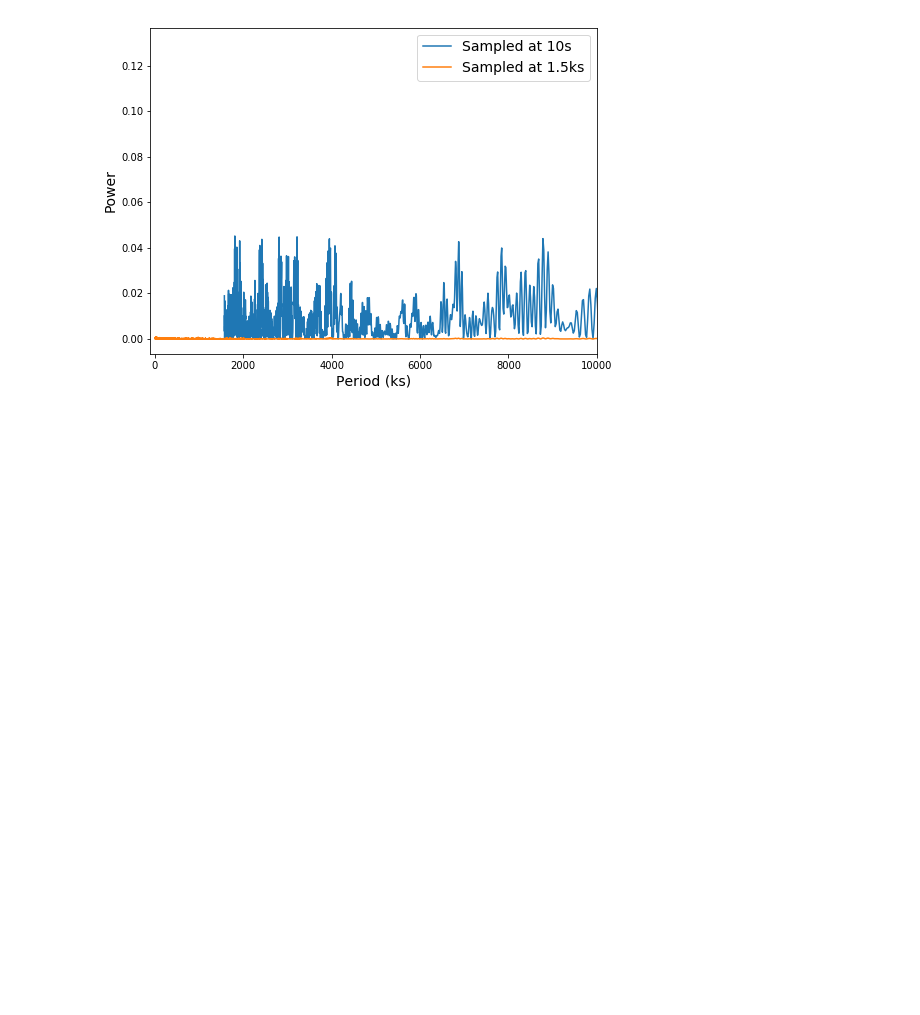
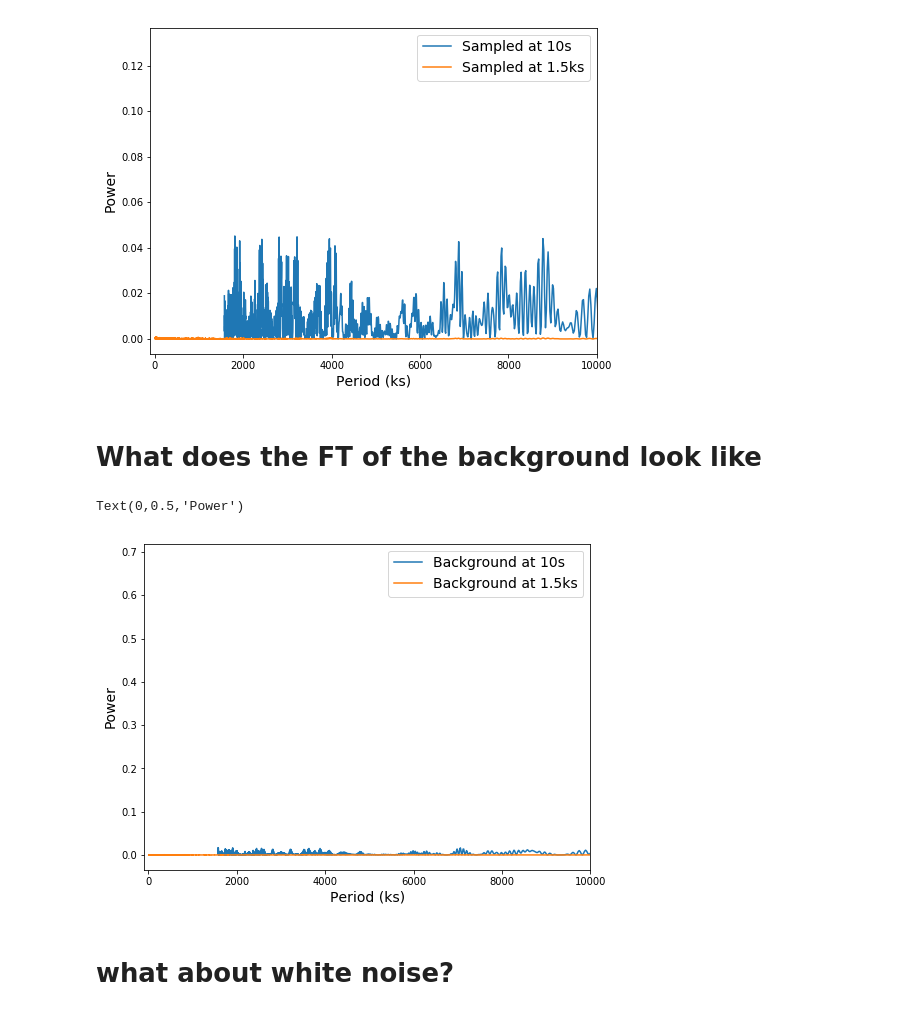
Before and after one commit to kcdage/fits_lightcurves, a Jupyter notebook: noise_notebook.ipynb, the cells around one changed output. Cells and saved outputs as stored; diff of their text form; code cells hidden in the pictures; blank space fills up the shorter version.

Commit message:
added white noise example

```diff
--- a/noise_notebook.ipynb
+++ b/noise_notebook.ipynb
@@ -100,3 +95,5 @@ plt.ylabel('Power', fontsize=14)
 # %% [output]
 Text(0,0.5,'Power')
 [figure]
+# %% [markdown]
+# What does the FT of the background look like
@@ -102,0 +104,18 @@ Text(0,0.5,'Power')
+# %%
+plt.figure(figsize=(8,6))
+plt.plot(1.0/frequency2_bg, power2_bg, label='Background at 10s')
+
+
+plt.plot(1.0/frequency_bg, power_bg, label='Background at 1.5ks')
+#plt.axvline(x=10, color='c', ls='--',  label='10s Sampling Frequency')
+#plt.axvline(x=1500,   color='y', ls='--', label='1.5ks Sampling Frequency')
+
+plt.xlim(-100, 10000)
+plt.legend(loc=1, fontsize=14)
+plt.xlabel('Period (ks)', fontsize=14)
+plt.ylabel('Power', fontsize=14)
+# %% [output]
+Text(0,0.5,'Power')
+[figure, added]
+# %% [markdown]
+# what about white noise?
```
Also changed, not shown: parts of 5 cells of this notebook.
